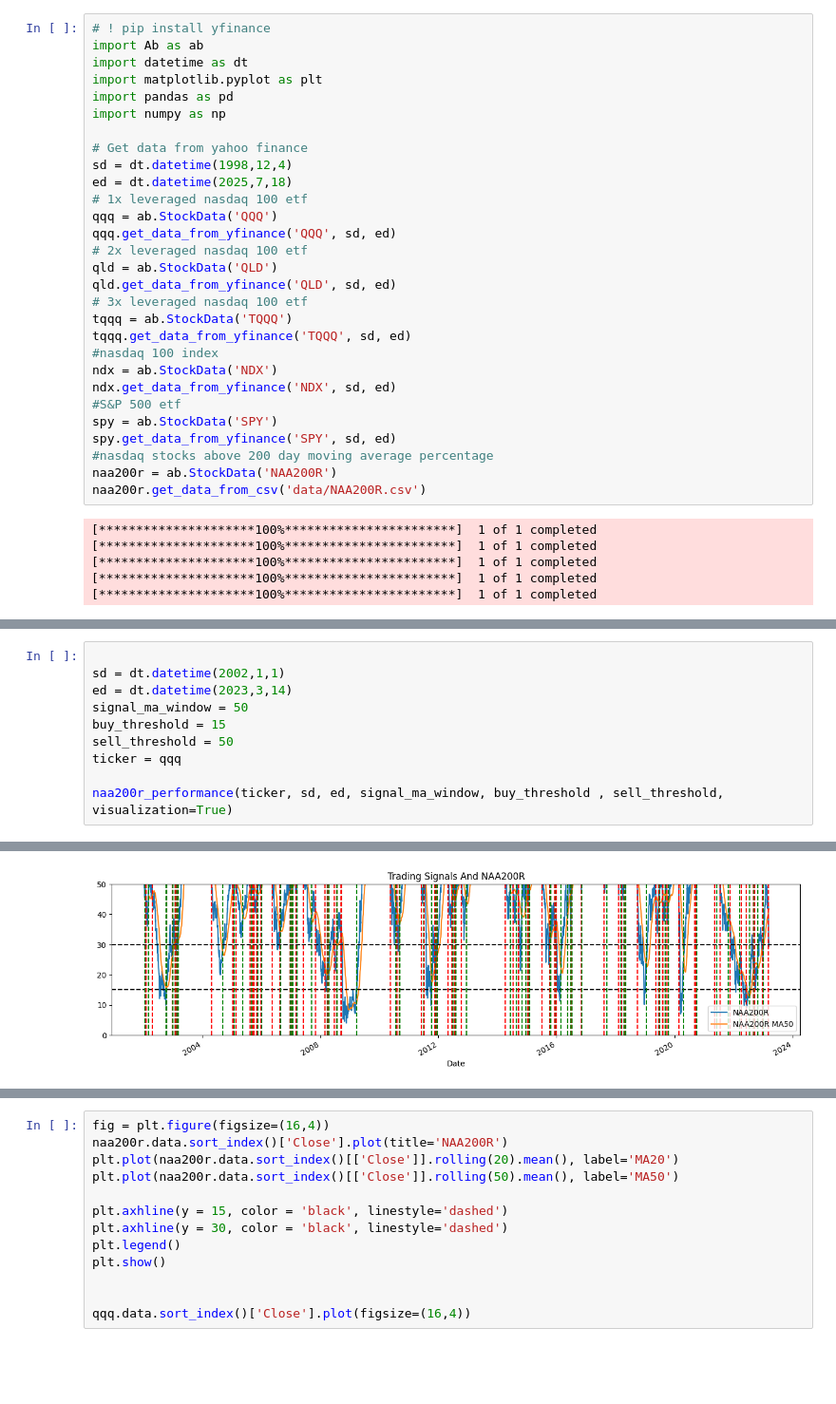
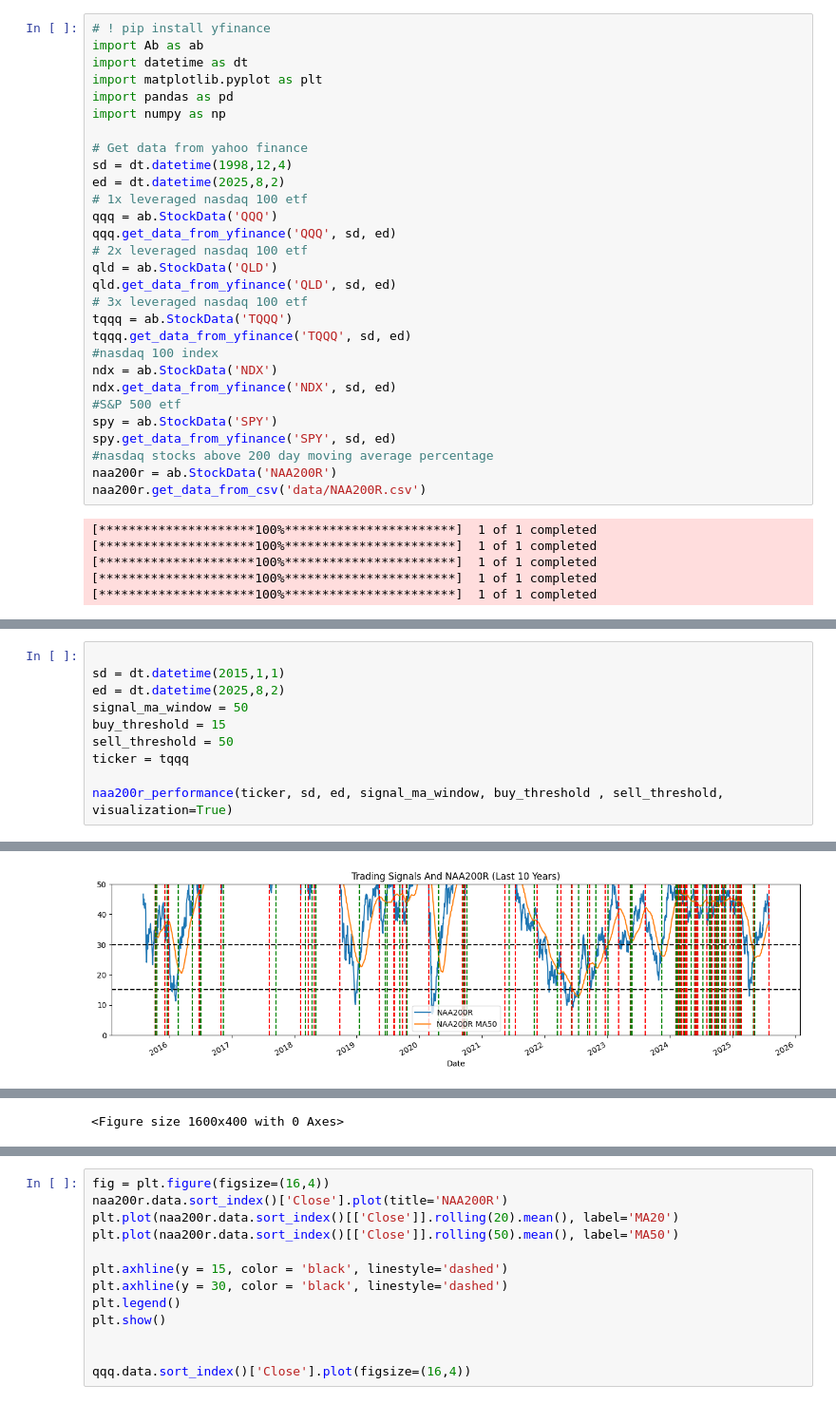
Before and after one commit to Zishuo/stock-index-backtesting, a Jupyter notebook: NAA200R_research.ipynb, the cells around one changed output, grey strips where cells are left out. Shown at 95% size. Saved outputs shown, nothing was run; the diff lists cells and outputs as text; blank space fills up the shorter version.

```diff
--- a/NAA200R_research.ipynb
+++ b/NAA200R_research.ipynb
@@ -8,7 +8,7 @@ import numpy as np
 
 # Get data from yahoo finance
 sd = dt.datetime(1998,12,4)
-ed = dt.datetime(2025,7,18)
+ed = dt.datetime(2025,8,2)
 # 1x leveraged nasdaq 100 etf
 qqq = ab.StockData('QQQ')
 qqq.get_data_from_yfinance('QQQ', sd, ed)
@@ -97,11 +153,11 @@ def naa200r_performance(ticker, sd, ed, signal_ma_window = 20, buy_threshold = 1
 # %%
 
-sd = dt.datetime(2002,1,1)
-ed = dt.datetime(2023,3,14)
+sd = dt.datetime(2015,1,1)
+ed = dt.datetime(2025,8,2)
 signal_ma_window = 50
 buy_threshold = 15
 sell_threshold = 50
-ticker = qqq
+ticker = tqqq
 
 naa200r_performance(ticker, sd, ed, signal_ma_window, buy_threshold , sell_threshold,  visualization=True)
 # %% [output]
@@ -123,3 +179,3 @@ Loss STD               : 2.36%
 
 None
-[figure, old version]
+[figure, new version]
@@ -127,0 +200 @@ None
+<Figure size 1600x400 with 0 Axes>
```
Also changed, not shown: parts of 4 cells of this notebook, 4 other files.
